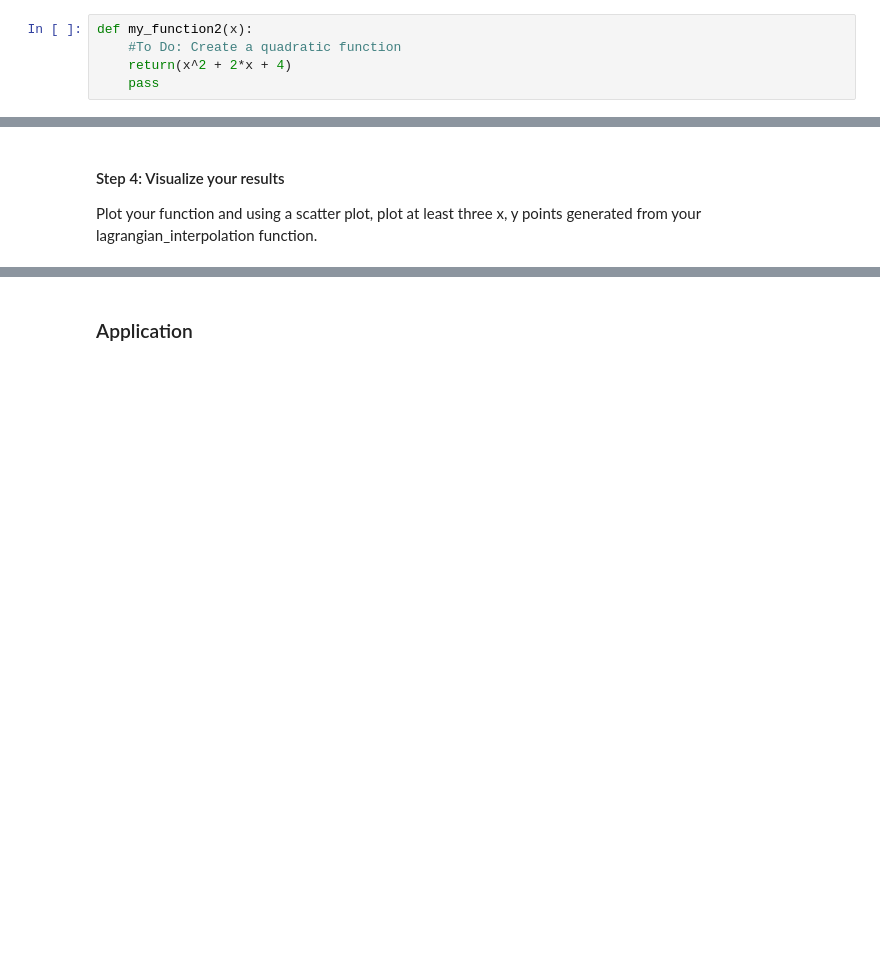
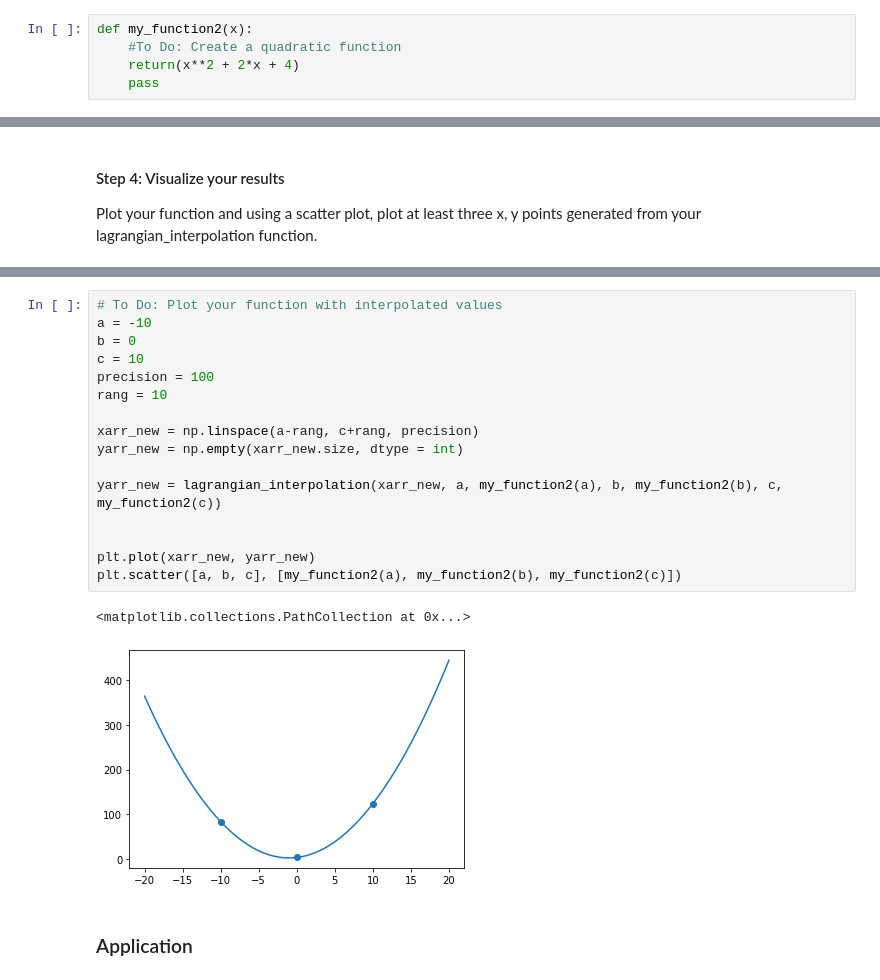
Before and after one commit to vnalla10/Capstone-Modern-Physics, a Jupyter notebook: Assignment8/Assignment8.ipynb, the cells around one changed output, grey strips where cells are left out. Cells and saved outputs as stored; diff of their text form; blank space fills up the shorter version.

```diff
--- a/Assignment8/Assignment8.ipynb
+++ b/Assignment8/Assignment8.ipynb
@@ -82,7 +86,7 @@ Create a quadratic function $f(x) = ax^2 + bx + c$. 2nd Order Lagrangian Interpo
 # %%
 def my_function2(x):
     #To Do: Create a quadratic function
-    return(x^2 + 2*x + 4)
+    return(x**2 + 2*x + 4)
     pass
 # %% [markdown]
 #### Step 2: Implement the 2nd Order Lagrangian Interpolation Function
@@ -141,3 +128,22 @@ SyntaxError: invalid syntax (<ipython-input-47-f2e1e9d9ebcf>, line 13)
+# %%
+# To Do: Plot your function with interpolated values
+a = -10
+b = 0
+c = 10
+precision = 100
+rang = 10
+
+xarr_new = np.linspace(a-rang, c+rang, precision)
+yarr_new = np.empty(xarr_new.size, dtype = int)
+
+yarr_new = lagrangian_interpolation(xarr_new, a, my_function2(a), b, my_function2(b), c, my_function2(c))
+
+
+plt.plot(xarr_new, yarr_new)
+plt.scatter([a, b, c], [my_function2(a), my_function2(b), my_function2(c)])
+# %% [output]
+<matplotlib.collections.PathCollection at 0x...>
+[figure, added]
 # %% [markdown]
 ### Application
 # %% [markdown]
```
Also changed, not shown: parts of 10 cells of this notebook.
